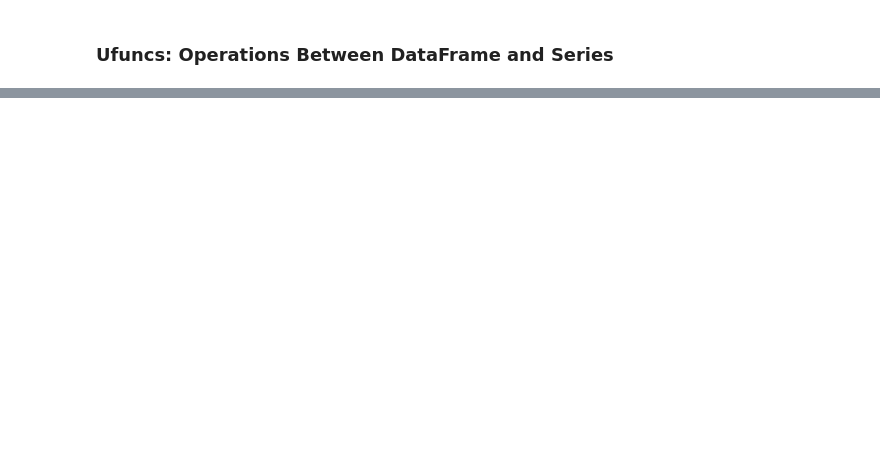
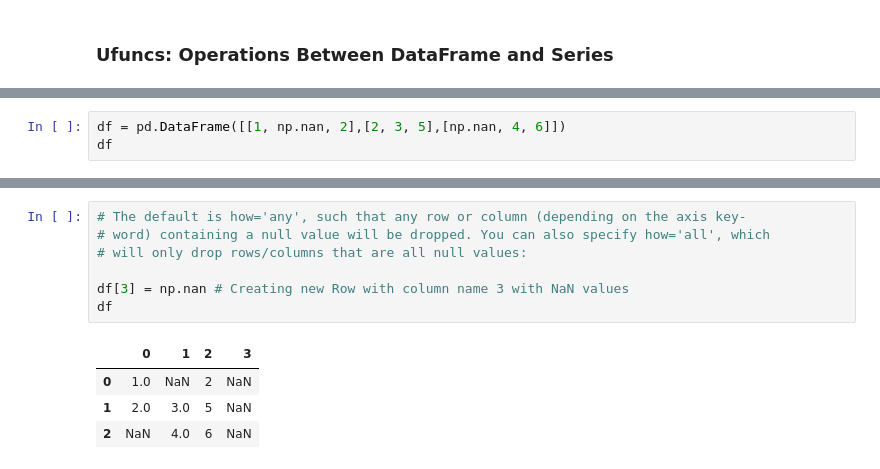
Before and after one commit to shredder47/Data-Science-Using-Python, a Jupyter notebook: DS_Pandas.ipynb, the cells around one changed output, grey strips where cells are left out. Drawn from its saved outputs; the diff is of its cells as text; blank space fills up the shorter version.

```diff
--- a/DS_Pandas.ipynb
+++ b/DS_Pandas.ipynb
@@ -509,0 +609,3 @@ Name: 0, dtype: int64
+# %%
+df = pd.DataFrame([[1, np.nan, 2],[2, 3, 5],[np.nan, 4, 6]])
+df
@@ -509,0 +623,12 @@ Name: 0, dtype: int64
+# %%
+# The default is how='any', such that any row or column (depending on the axis key‐
+# word) containing a null value will be dropped. You can also specify how='all', which
+# will only drop rows/columns that are all null values:
+
+df[3] = np.nan # Creating new Row with column name 3 with NaN values
+df
+# %% [output]
+|  | 0 | 1 | 2 | 3 |
+| 0 | 1.0 | NaN | 2 | NaN |
+| 1 | 2.0 | 3.0 | 5 | NaN |
+| 2 | NaN | 4.0 | 6 | NaN |
```
Also changed, not shown: parts of 38 cells of this notebook.
